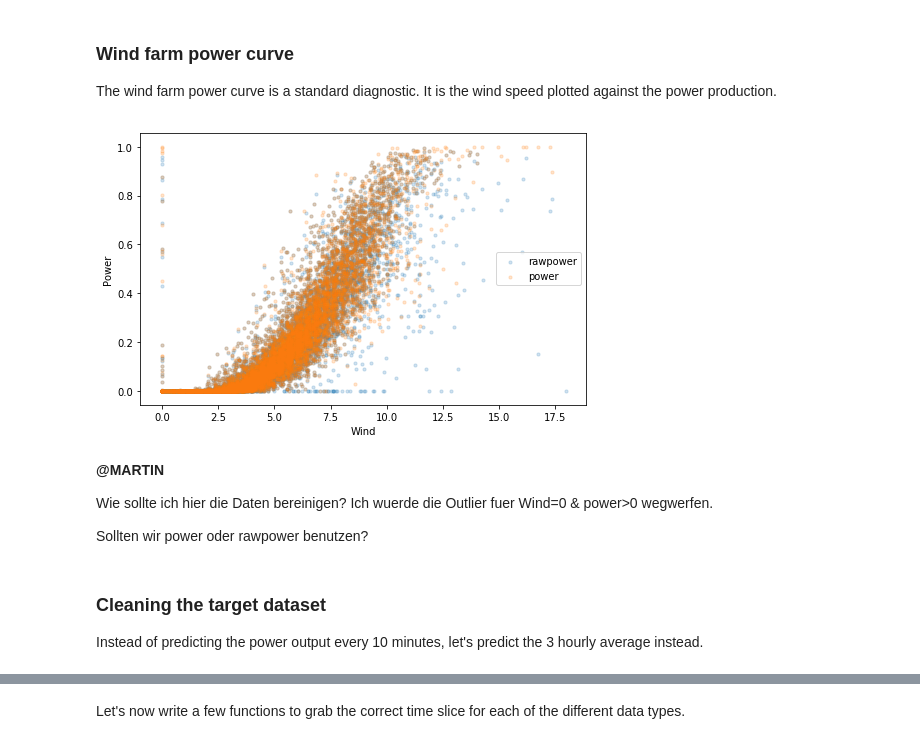
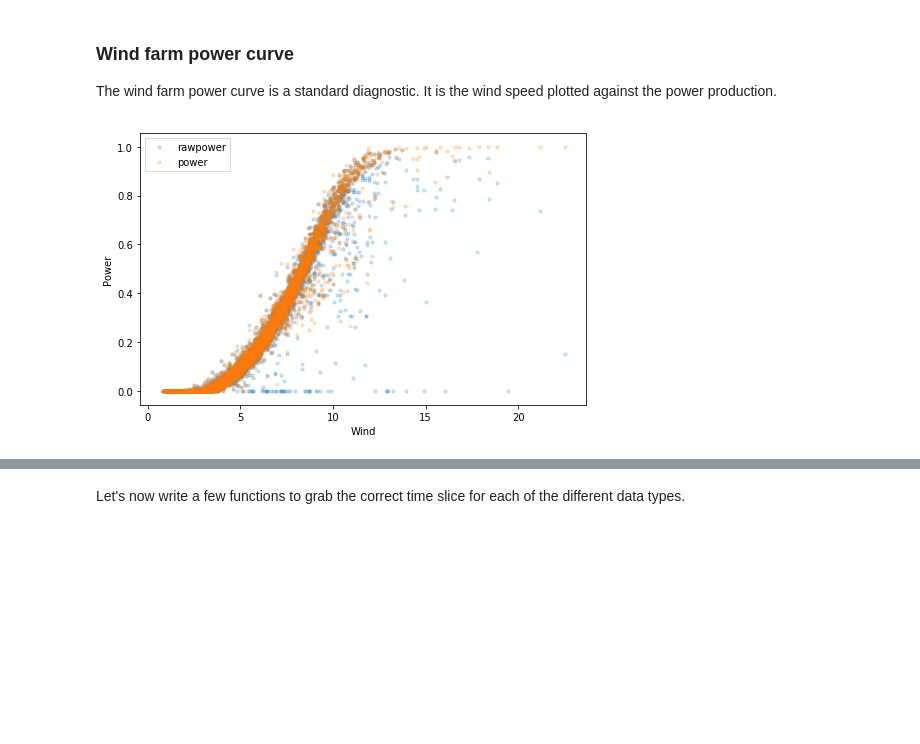
Before and after one commit to waves2weather/W2W-ML-Workshop, a Jupyter notebook: nb4_prep-windfarm.ipynb, the cells around one changed output, grey strips where cells are left out. Saved outputs shown, nothing was run; the diff lists cells and outputs as text; code cells hidden in the pictures; blank space fills up the shorter version.

```diff
--- a/nb4_prep-windfarm.ipynb
+++ b/nb4_prep-windfarm.ipynb
@@ -331,20 +373,10 @@ The wind farm power curve is a standard diagnostic. It is the wind speed plotted
 intersect = np.intersect1d(met.epoch_s, pwr.epoch_s)
 # %%
 fig = plt.figure(figsize=(8, 5))
-plt.scatter(met.ws34m.sel(epoch_s=intersect[::3]), pwr.rawpower.sel(epoch_s=intersect[::3]), s=10, alpha=0.2,
+plt.scatter(met.ws_avg.sel(epoch_s=intersect[::3]), pwr.rawpower.sel(epoch_s=intersect[::3]), s=10, alpha=0.2,
            label='rawpower')
-plt.scatter(met.ws34m.sel(epoch_s=intersect[::3]), pwr.power.sel(epoch_s=intersect[::3]), s=10, alpha=0.2,
+plt.scatter(met.ws_avg.sel(epoch_s=intersect[::3]), pwr.power.sel(epoch_s=intersect[::3]), s=10, alpha=0.2,
            label='power')
 plt.xlabel('Wind'); plt.ylabel('Power'); plt.legend();
 # %% [output]
-[figure, old version]
+[figure, new version]
-# %% [markdown]
-**@MARTIN**
-
-Wie sollte ich hier die Daten bereinigen? Ich wuerde die Outlier fuer Wind=0 & power>0 wegwerfen.
-
-Sollten wir power oder rawpower benutzen?
-# %% [markdown]
-### Cleaning the target dataset
-
-Instead of predicting the power output every 10 minutes, let's predict the 3 hourly average instead.
```
Also changed, not shown: parts of 68 cells of this notebook, 2 other files.
